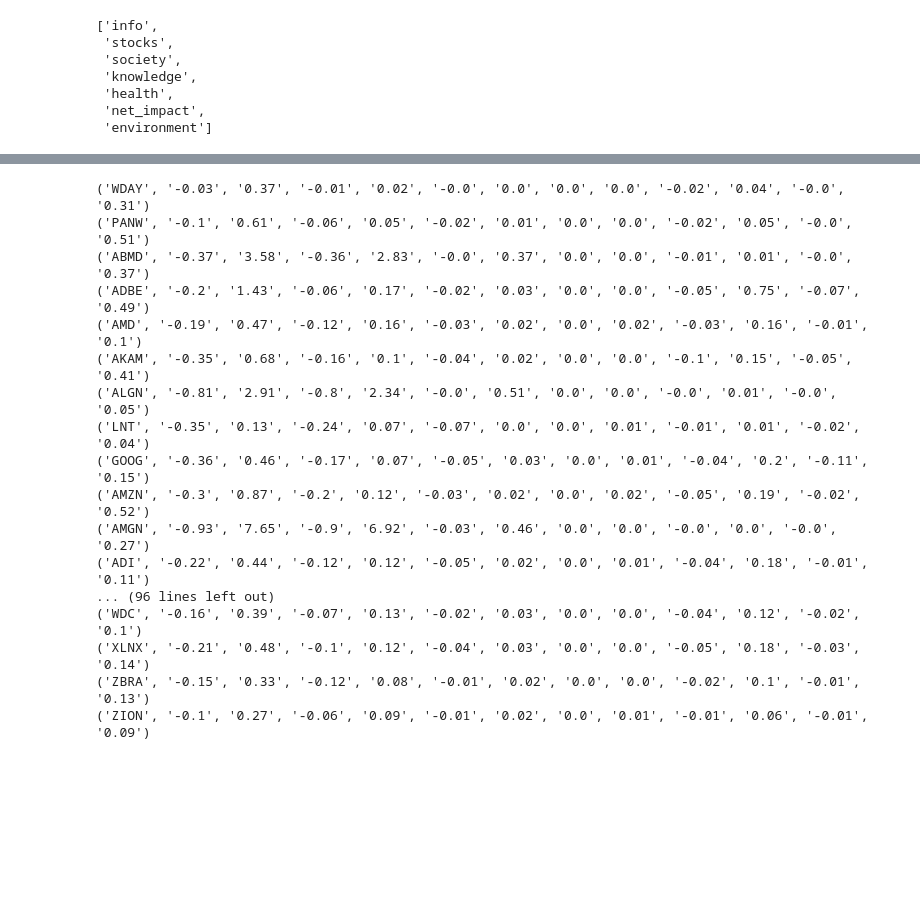
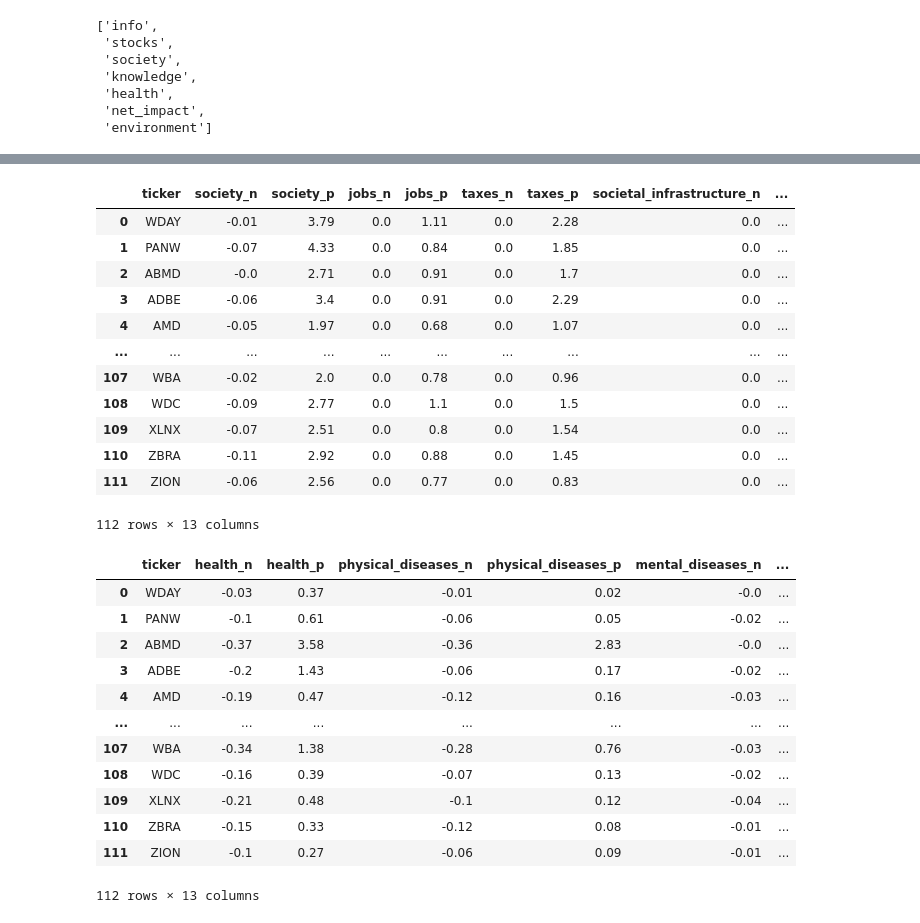
Before and after one commit to sucharita1/ESG_investing_analysis, a Jupyter notebook: Connect_Database.ipynb, the cells around one changed output, grey strips where cells are left out. Cells and saved outputs as stored; diff of their text form; code cells hidden in the pictures; blank space fills up the shorter version.

Commit message:
added esg dataframes for machine learning from AWS and updated Stocks_with_ESG.csv from AWS

```diff
--- a/Connect_Database.ipynb
+++ b/Connect_Database.ipynb
@@ -91,24 +31,39 @@ for record in data:
-# %%
-# Query All Records in the the Table health
-data = engine.execute("SELECT * FROM health")
-
-for record in data:
-    print(record)
-# %% [output]
-('WDAY', '-0.03', '0.37', '-0.01', '0.02', '-0.0', '0.0', '0.0', '0.0', '-0.02', '0.04', '-0.0', '0.31')
-('PANW', '-0.1', '0.61', '-0.06', '0.05', '-0.02', '0.01', '0.0', '0.0', '-0.02', '0.05', '-0.0', '0.51')
-('ABMD', '-0.37', '3.58', '-0.36', '2.83', '-0.0', '0.37', '0.0', '0.0', '-0.01', '0.01', '-0.0', '0.37')
-('ADBE', '-0.2', '1.43', '-0.06', '0.17', '-0.02', '0.03', '0.0', '0.0', '-0.05', '0.75', '-0.07', '0.49')
-('AMD', '-0.19', '0.47', '-0.12', '0.16', '-0.03', '0.02', '0.0', '0.02', '-0.03', '0.16', '-0.01', '0.1')
-('AKAM', '-0.35', '0.68', '-0.16', '0.1', '-0.04', '0.02', '0.0', '0.0', '-0.1', '0.15', '-0.05', '0.41')
-('ALGN', '-0.81', '2.91', '-0.8', '2.34', '-0.0', '0.51', '0.0', '0.0', '-0.0', '0.01', '-0.0', '0.05')
-('LNT', '-0.35', '0.13', '-0.24', '0.07', '-0.07', '0.0', '0.0', '0.01', '-0.01', '0.01', '-0.02', '0.04')
-('GOOG', '-0.36', '0.46', '-0.17', '0.07', '-0.05', '0.03', '0.0', '0.01', '-0.04', '0.2', '-0.11', '0.15')
-('AMZN', '-0.3', '0.87', '-0.2', '0.12', '-0.03', '0.02', '0.0', '0.02', '-0.05', '0.19', '-0.02', '0.52')
-('AMGN', '-0.93', '7.65', '-0.9', '6.92', '-0.03', '0.46', '0.0', '0.0', '-0.0', '0.0', '-0.0', '0.27')
-('ADI', '-0.22', '0.44', '-0.12', '0.12', '-0.05', '0.02', '0.0', '0.01', '-0.04', '0.18', '-0.01', '0.11')
-... (96 lines left out)
-('WDC', '-0.16', '0.39', '-0.07', '0.13', '-0.02', '0.03', '0.0', '0.0', '-0.04', '0.12', '-0.02', '0.1')
-('XLNX', '-0.21', '0.48', '-0.1', '0.12', '-0.04', '0.03', '0.0', '0.0', '-0.05', '0.18', '-0.03', '0.14')
-('ZBRA', '-0.15', '0.33', '-0.12', '0.08', '-0.01', '0.02', '0.0', '0.0', '-0.02', '0.1', '-0.01', '0.13')
-('ZION', '-0.1', '0.27', '-0.06', '0.09', '-0.01', '0.02', '0.0', '0.01', '-0.01', '0.06', '-0.01', '0.09')
+# %%
+# Make a connection to the SQL database
+conn = engine.connect()
+# %%
+# Query Society records in the the Database
+society_df = pd.read_sql("SELECT * FROM society", conn)
+society_df
+# %% [output]
+|  | ticker | society_n | society_p | jobs_n | jobs_p | taxes_n | taxes_p | societal_infrastructure_n | ... |
+| 0 | WDAY | -0.01 | 3.79 | 0.0 | 1.11 | 0.0 | 2.28 | 0.0 | ... |
+| 1 | PANW | -0.07 | 4.33 | 0.0 | 0.84 | 0.0 | 1.85 | 0.0 | ... |
+| 2 | ABMD | -0.0 | 2.71 | 0.0 | 0.91 | 0.0 | 1.7 | 0.0 | ... |
+| 3 | ADBE | -0.06 | 3.4 | 0.0 | 0.91 | 0.0 | 2.29 | 0.0 | ... |
+| 4 | AMD | -0.05 | 1.97 | 0.0 | 0.68 | 0.0 | 1.07 | 0.0 | ... |
+| ... | ... | ... | ... | ... | ... | ... | ... | ... | ... |
+| 107 | WBA | -0.02 | 2.0 | 0.0 | 0.78 | 0.0 | 0.96 | 0.0 | ... |
+| 108 | WDC | -0.09 | 2.77 | 0.0 | 1.1 | 0.0 | 1.5 | 0.0 | ... |
+| 109 | XLNX | -0.07 | 2.51 | 0.0 | 0.8 | 0.0 | 1.54 | 0.0 | ... |
+| 110 | ZBRA | -0.11 | 2.92 | 0.0 | 0.88 | 0.0 | 1.45 | 0.0 | ... |
+| 111 | ZION | -0.06 | 2.56 | 0.0 | 0.77 | 0.0 | 0.83 | 0.0 | ... |
+112 rows × 13 columns
+# %%
+# Query health records in the the Database
+health_df = pd.read_sql("SELECT * FROM health", conn)
+health_df
+# %% [output]
+|  | ticker | health_n | health_p | physical_diseases_n | physical_diseases_p | mental_diseases_n | ... |
+| 0 | WDAY | -0.03 | 0.37 | -0.01 | 0.02 | -0.0 | ... |
+| 1 | PANW | -0.1 | 0.61 | -0.06 | 0.05 | -0.02 | ... |
+| 2 | ABMD | -0.37 | 3.58 | -0.36 | 2.83 | -0.0 | ... |
+| 3 | ADBE | -0.2 | 1.43 | -0.06 | 0.17 | -0.02 | ... |
+| 4 | AMD | -0.19 | 0.47 | -0.12 | 0.16 | -0.03 | ... |
+| ... | ... | ... | ... | ... | ... | ... | ... |
+| 107 | WBA | -0.34 | 1.38 | -0.28 | 0.76 | -0.03 | ... |
+| 108 | WDC | -0.16 | 0.39 | -0.07 | 0.13 | -0.02 | ... |
+| 109 | XLNX | -0.21 | 0.48 | -0.1 | 0.12 | -0.04 | ... |
+| 110 | ZBRA | -0.15 | 0.33 | -0.12 | 0.08 | -0.01 | ... |
+| 111 | ZION | -0.1 | 0.27 | -0.06 | 0.09 | -0.01 | ... |
+112 rows × 13 columns
```
Also changed, not shown: parts of 10 cells of this notebook, 1 other file.
